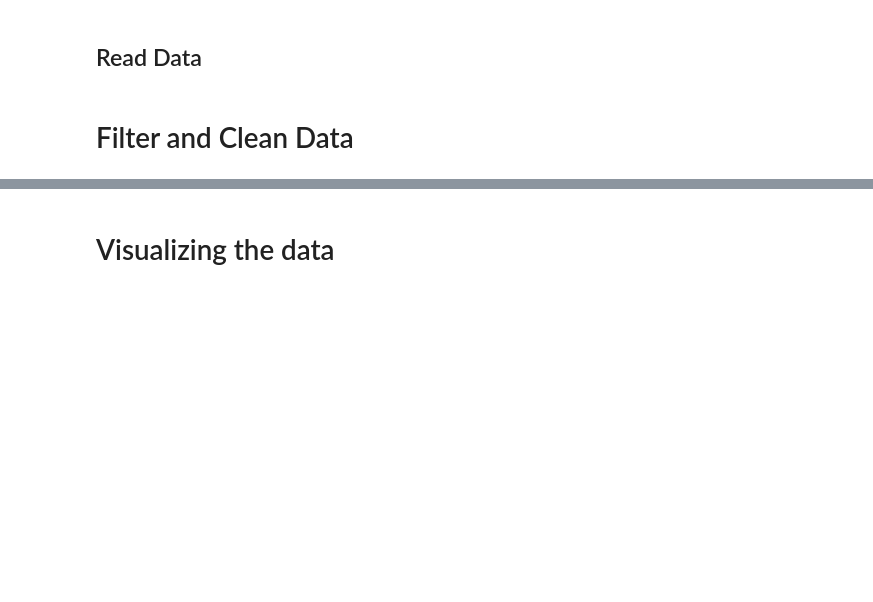
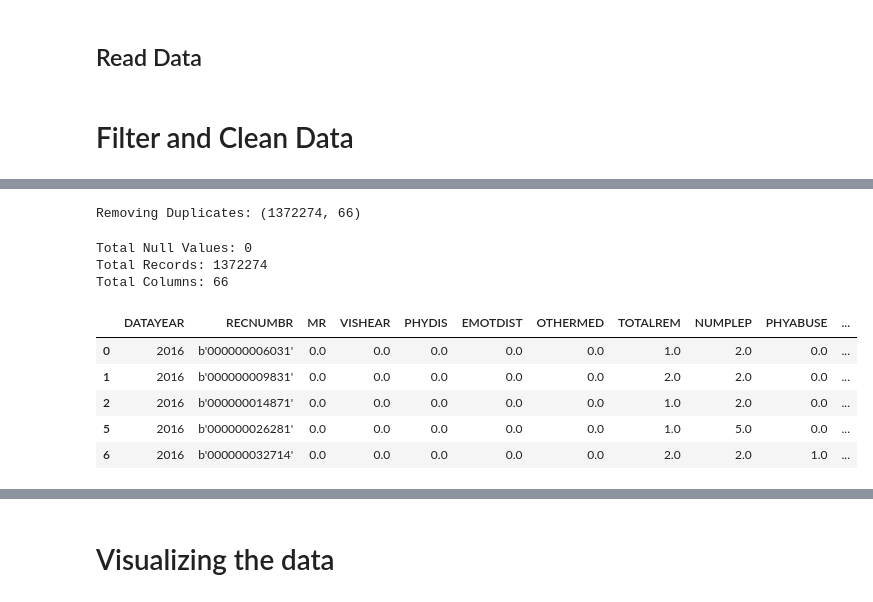
Before and after one commit to sophie2chance2/foster_care_analysis, a Jupyter notebook: working.ipynb, the cells around one changed output, grey strips where cells are left out. Saved outputs shown, nothing was run; the diff lists cells and outputs as text; code cells hidden in the pictures; blank space fills up the shorter version.

```diff
--- a/working.ipynb
+++ b/working.ipynb
@@ -104,0 +108,26 @@ Percentage Reunified: 55.27%
+# %%
+reentry_check_df = utils.mark_reentries(num_yrs_df.fillna(0), 2016, 2021)
+# %%
+records_df = records_df.merge(reentry_check_df, on='RECNUMBR')
+# %%
+records_df.drop_duplicates(subset=['RECNUMBR'], keep= 'last', inplace=True) # removing duplicate records, keeping the last one - the most recent
+print(f"Removing Duplicates: {records_df.shape}")
+# %% [output]
+Removing Duplicates: (1372274, 66)
+# %%
+records_df = utils.remove_nan_values(records_df)
+# %% [output]
+Total Null Values: 0
+Total Records: 1372274
+Total Columns: 66
+# %%
+# Only keep data if DATAYEAR == 2016 and Reentry == False
+records_df = records_df.loc[(records_df['DATAYEAR'] == 2016) & (records_df['Reentry'] == False)]
+records_df.head()
+# %% [output]
+|  | DATAYEAR | RECNUMBR | MR | VISHEAR | PHYDIS | EMOTDIST | OTHERMED | TOTALREM | NUMPLEP | PHYABUSE | ... |
+| 0 | 2016 | b'000000006031' | 0.0 | 0.0 | 0.0 | 0.0 | 0.0 | 1.0 | 2.0 | 0.0 | ... |
+| 1 | 2016 | b'000000009831' | 0.0 | 0.0 | 0.0 | 0.0 | 0.0 | 2.0 | 2.0 | 0.0 | ... |
+| 2 | 2016 | b'000000014871' | 0.0 | 0.0 | 0.0 | 0.0 | 0.0 | 1.0 | 2.0 | 0.0 | ... |
+| 5 | 2016 | b'000000026281' | 0.0 | 0.0 | 0.0 | 0.0 | 0.0 | 1.0 | 5.0 | 0.0 | ... |
+| 6 | 2016 | b'000000032714' | 0.0 | 0.0 | 0.0 | 0.0 | 0.0 | 2.0 | 2.0 | 1.0 | ... |
```
Also changed, not shown: parts of 100 cells of this notebook.
